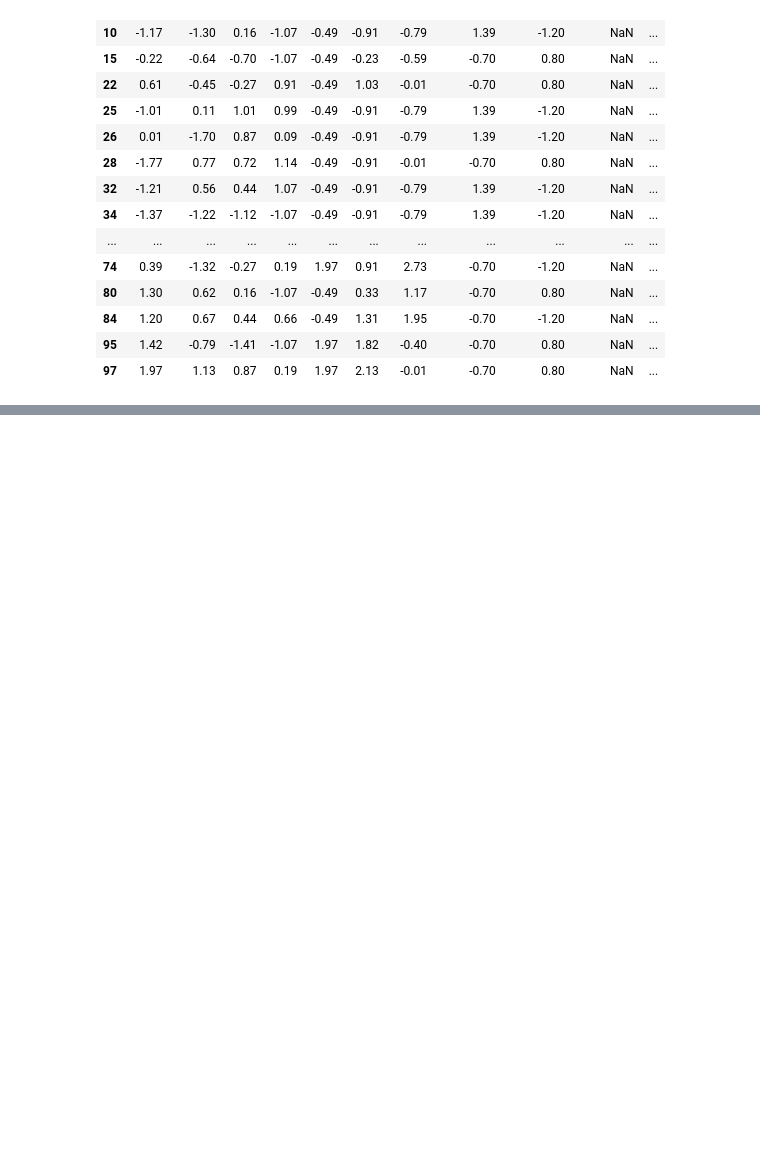
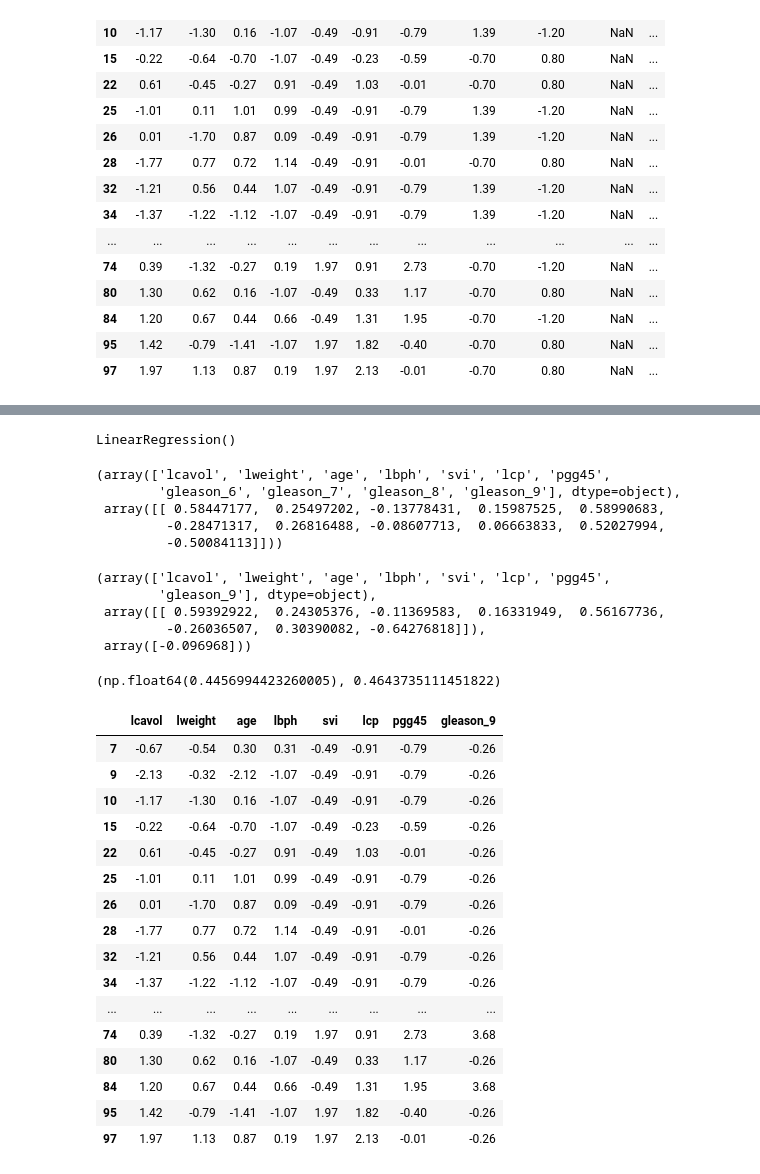
Before and after one commit to GabrielVenegas622/Shinny-Broccoli-Workspace, a Jupyter notebook: ProstateCancerModel/Tarea_ML_Prostate_Regresion.ipynb, the cells around one changed output, grey strips where cells are left out. Cells and saved outputs as stored; diff of their text form; code cells hidden in the pictures; blank space fills up the shorter version.

```diff
--- a/ProstateCancerModel/Tarea_ML_Prostate_Regresion.ipynb
+++ b/ProstateCancerModel/Tarea_ML_Prostate_Regresion.ipynb
@@ -228,0 +255,8 @@ zscore
+# %%
+mask = ['lcavol', 'lweight', 'age', 'lbph', 'svi', 'lcp', 'pgg45',
+       'gleason_9']
+X_trainHat = X_train[mask]
+X_testHat = X_test[mask]
+
+y_trainHat = y_train
+y_testHat = y_test
@@ -228,0 +265,20 @@ zscore
+# %%
+regHat.fit(X_trainHat, y_trainHat)
+# %% [output]
+LinearRegression()
+# %%
+reg.feature_names_in_,reg.coef_
+# %% [output]
+(array(['lcavol', 'lweight', 'age', 'lbph', 'svi', 'lcp', 'pgg45',
+        'gleason_6', 'gleason_7', 'gleason_8', 'gleason_9'], dtype=object),
+ array([[ 0.58447177,  0.25497202, -0.13778431,  0.15987525,  0.58990683,
+         -0.28471317,  0.26816488, -0.08607713,  0.06663833,  0.52027994,
+         -0.50084113]]))
+# %%
+regHat.feature_names_in_, regHat.coef_, regHat.intercept_
+# %% [output]
+(array(['lcavol', 'lweight', 'age', 'lbph', 'svi', 'lcp', 'pgg45',
+        'gleason_9'], dtype=object),
+ array([[ 0.59392922,  0.24305376, -0.11369583,  0.16331949,  0.56167736,
+         -0.26036507,  0.30390082, -0.64276818]]),
+ array([-0.096968]))
@@ -228,0 +287,25 @@ zscore
+# %%
+sklearn.metrics.mean_absolute_error(y_testHat, y_predHat), sklearn.metrics.r2_score(y_testHat, y_predHat)
+# %% [output]
+(np.float64(0.4456994423260005), 0.4643735111451822)
+# %%
+zscoreHat = (X_testHat-X_testHat.mean())/X_testHat.std()
+zscoreHat
+# %% [output]
+|  | lcavol | lweight | age | lbph | svi | lcp | pgg45 | gleason_9 |
+| 7 | -0.67 | -0.54 | 0.30 | 0.31 | -0.49 | -0.91 | -0.79 | -0.26 |
+| 9 | -2.13 | -0.32 | -2.12 | -1.07 | -0.49 | -0.91 | -0.79 | -0.26 |
+| 10 | -1.17 | -1.30 | 0.16 | -1.07 | -0.49 | -0.91 | -0.79 | -0.26 |
+| 15 | -0.22 | -0.64 | -0.70 | -1.07 | -0.49 | -0.23 | -0.59 | -0.26 |
+| 22 | 0.61 | -0.45 | -0.27 | 0.91 | -0.49 | 1.03 | -0.01 | -0.26 |
+| 25 | -1.01 | 0.11 | 1.01 | 0.99 | -0.49 | -0.91 | -0.79 | -0.26 |
+| 26 | 0.01 | -1.70 | 0.87 | 0.09 | -0.49 | -0.91 | -0.79 | -0.26 |
+| 28 | -1.77 | 0.77 | 0.72 | 1.14 | -0.49 | -0.91 | -0.01 | -0.26 |
+| 32 | -1.21 | 0.56 | 0.44 | 1.07 | -0.49 | -0.91 | -0.79 | -0.26 |
+| 34 | -1.37 | -1.22 | -1.12 | -1.07 | -0.49 | -0.91 | -0.79 | -0.26 |
+| ... | ... | ... | ... | ... | ... | ... | ... | ... |
+| 74 | 0.39 | -1.32 | -0.27 | 0.19 | 1.97 | 0.91 | 2.73 | 3.68 |
+| 80 | 1.30 | 0.62 | 0.16 | -1.07 | -0.49 | 0.33 | 1.17 | -0.26 |
+| 84 | 1.20 | 0.67 | 0.44 | 0.66 | -0.49 | 1.31 | 1.95 | 3.68 |
+| 95 | 1.42 | -0.79 | -1.41 | -1.07 | 1.97 | 1.82 | -0.40 | -0.26 |
+| 97 | 1.97 | 1.13 | 0.87 | 0.19 | 1.97 | 2.13 | -0.01 | -0.26 |
```
Also changed, not shown: parts of 17 cells of this notebook, 1 other file.
